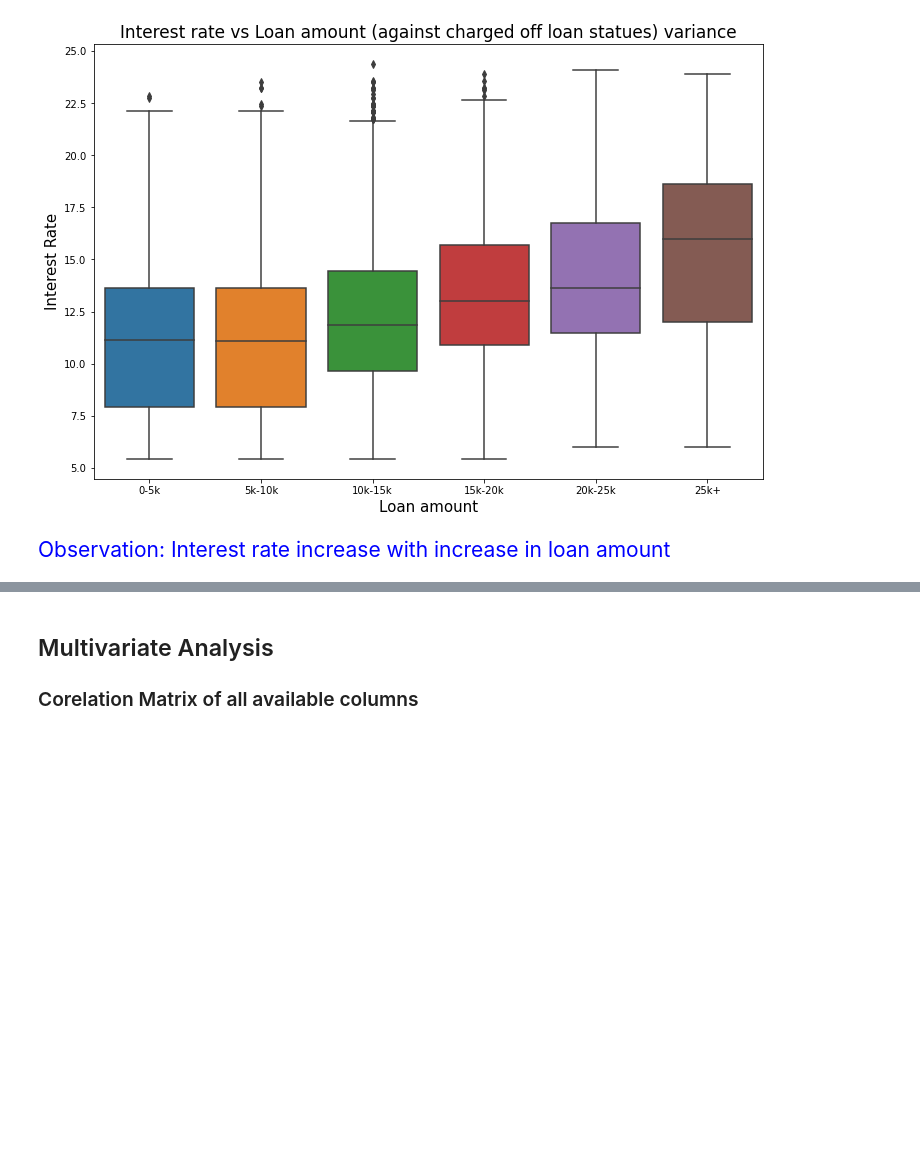
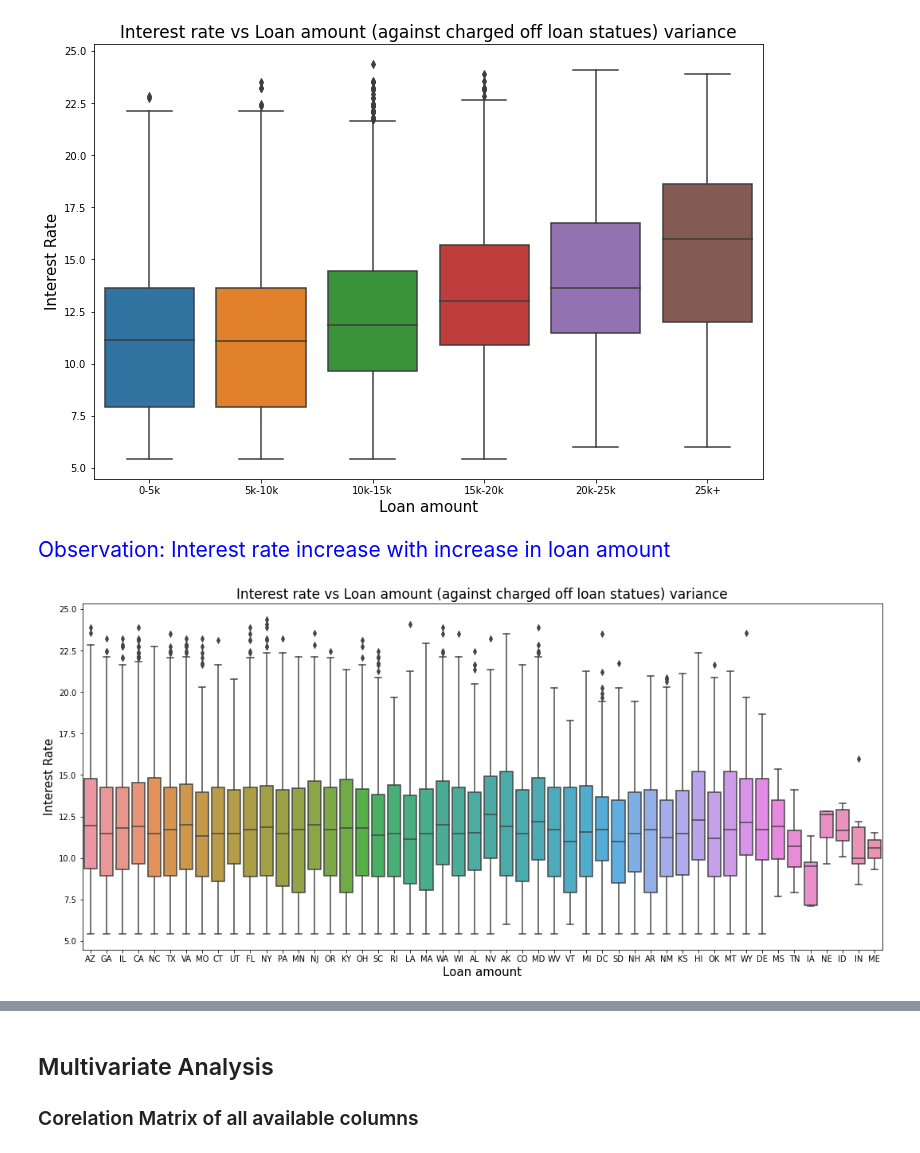
Before and after one commit to sivaprasadt246/LendingClubCaseStudy, a Jupyter notebook: SivaPrasadThota.ipynb, the cells around one changed output, grey strips where cells are left out. Saved outputs shown, nothing was run; the diff lists cells and outputs as text; code cells hidden in the pictures; blank space fills up the shorter version.

```diff
--- a/SivaPrasadThota.ipynb
+++ b/SivaPrasadThota.ipynb
@@ -886,3 +810,14 @@ plt.show()
 [figure]
 # %% [markdown]
 <p style="font-family: Arial; font-size:1.4em;color:blue;"> Observation: Interest rate increase with increase in loan amount </p>
+# %%
+plt.figure(figsize=[18,8])
+plot = sns.boxplot(loanDf['addr_state'], loanDf['int_rate'])
+
+plot.set_title("Interest rate vs Loan amount (against charged off loan statues) variance", fontsize=17)
+plot.set_ylabel("Interest Rate", fontsize=15)
+plot.set_xlabel("Loan amount", fontsize=15)
+
+plt.show()
+# %% [output]
+[figure, added]
```
Also changed, not shown: parts of 31 cells of this notebook.
